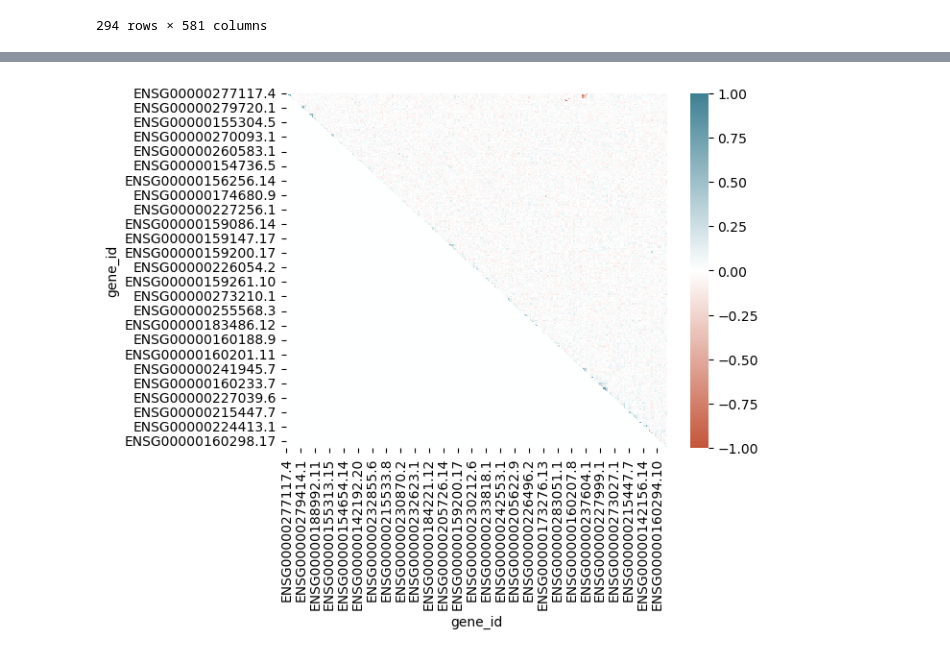
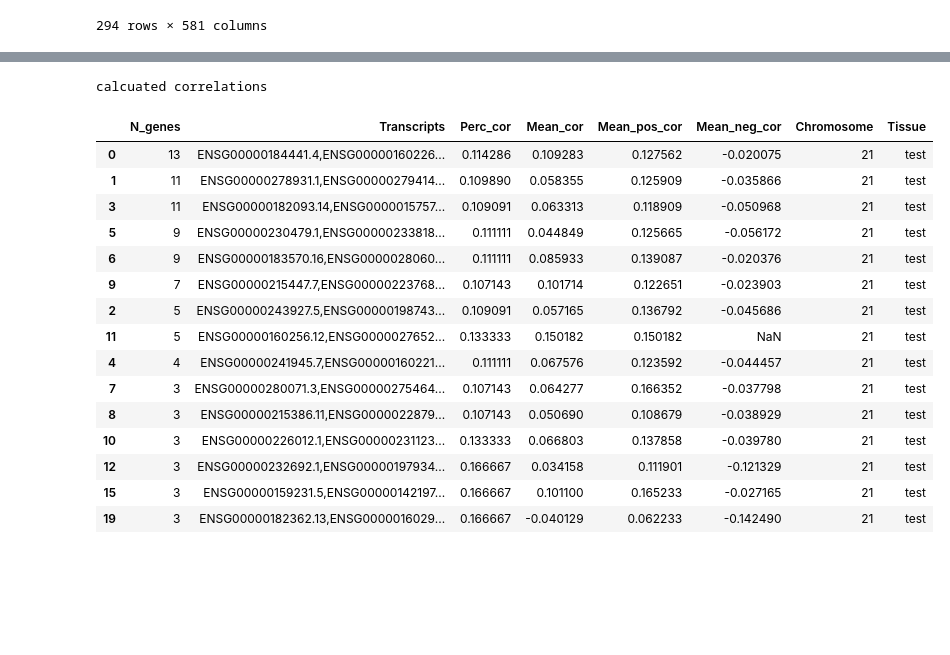
Before and after one commit to kal26/pcqtls, a Jupyter notebook: workflow/notebooks/draft_clusters_scripts.ipynb, the cells around one changed output, grey strips where cells are left out. Cells and saved outputs as stored; diff of their text form; code cells hidden in the pictures; blank space fills up the shorter version.

```diff
--- a/workflow/notebooks/draft_clusters_scripts.ipynb
+++ b/workflow/notebooks/draft_clusters_scripts.ipynb
@@ -368,6 +292,24 @@ pd.concat(clusters_all_chr)
-# %%
-cmap = LinearSegmentedColormap.from_list('mycmap', [(0, '#c4553aff'), (.5, 'white'), (1, '#3e8093ff')])
-sns.heatmap(chr_corr_zeroed, cmap=cmap, vmin=-1, vmax=1)
-plt.show()
-# %% [output]
-[figure, removed]
+# %%
+cluster_10 = get_clusters_chr(21, expression_df, residal_exp, total_pairs, 'test', percent_corr_cutoff=.1, min_cluster_size=4)
+#cluster_40 = get_clusters_chr(21, expression_df, residal_exp, total_pairs, 'test', percent_corr_cutoff=.4)
+# %% [output]
+calcuated correlations
+# %%
+cluster_10
+# %% [output]
+|  | N_genes | Transcripts | Perc_cor | Mean_cor | Mean_pos_cor | Mean_neg_cor | Chromosome | Tissue |
+| 0 | 13 | ENSG00000184441.4,ENSG00000160226... | 0.114286 | 0.109283 | 0.127562 | -0.020075 | 21 | test |
+| 1 | 11 | ENSG00000278931.1,ENSG00000279414... | 0.109890 | 0.058355 | 0.125909 | -0.035866 | 21 | test |
+| 3 | 11 | ENSG00000182093.14,ENSG0000015757... | 0.109091 | 0.063313 | 0.118909 | -0.050968 | 21 | test |
+| 5 | 9 | ENSG00000230479.1,ENSG00000233818... | 0.111111 | 0.044849 | 0.125665 | -0.056172 | 21 | test |
+| 6 | 9 | ENSG00000183570.16,ENSG0000028060... | 0.111111 | 0.085933 | 0.139087 | -0.020376 | 21 | test |
+| 9 | 7 | ENSG00000215447.7,ENSG00000223768... | 0.107143 | 0.101714 | 0.122651 | -0.023903 | 21 | test |
+| 2 | 5 | ENSG00000243927.5,ENSG00000198743... | 0.109091 | 0.057165 | 0.136792 | -0.045686 | 21 | test |
+| 11 | 5 | ENSG00000160256.12,ENSG0000027652... | 0.133333 | 0.150182 | 0.150182 | NaN | 21 | test |
+| 4 | 4 | ENSG00000241945.7,ENSG00000160221... | 0.111111 | 0.067576 | 0.123592 | -0.044457 | 21 | test |
+| 7 | 3 | ENSG00000280071.3,ENSG00000275464... | 0.107143 | 0.064277 | 0.166352 | -0.037798 | 21 | test |
+| 8 | 3 | ENSG00000215386.11,ENSG0000022879... | 0.107143 | 0.050690 | 0.108679 | -0.038929 | 21 | test |
+| 10 | 3 | ENSG00000226012.1,ENSG00000231123... | 0.133333 | 0.066803 | 0.137858 | -0.039780 | 21 | test |
+| 12 | 3 | ENSG00000232692.1,ENSG00000197934... | 0.166667 | 0.034158 | 0.111901 | -0.121329 | 21 | test |
+| 15 | 3 | ENSG00000159231.5,ENSG00000142197... | 0.166667 | 0.101100 | 0.165233 | -0.027165 | 21 | test |
+| 19 | 3 | ENSG00000182362.13,ENSG0000016029... | 0.166667 | -0.040129 | 0.062233 | -0.142490 | 21 | test |
```
Also changed, not shown: parts of 15 cells of this notebook, 1 other file.
